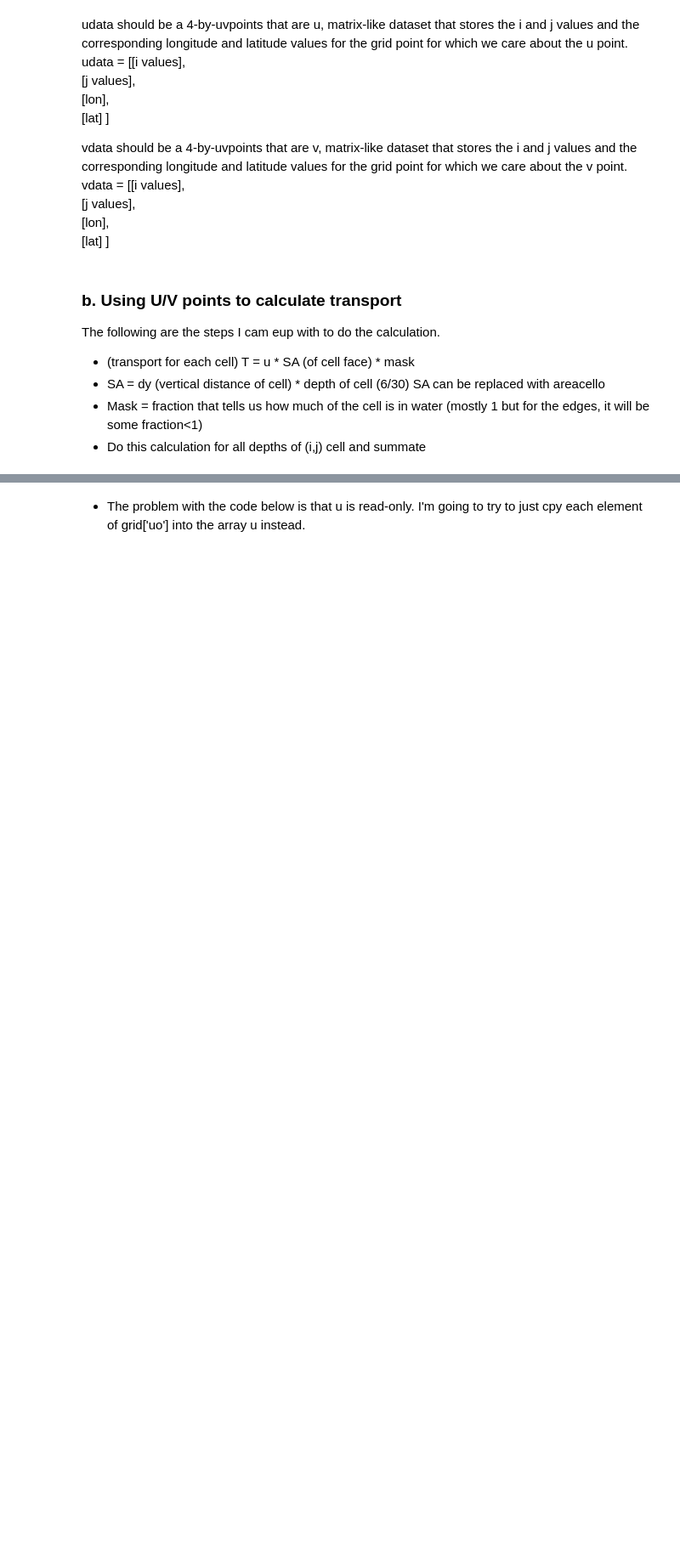
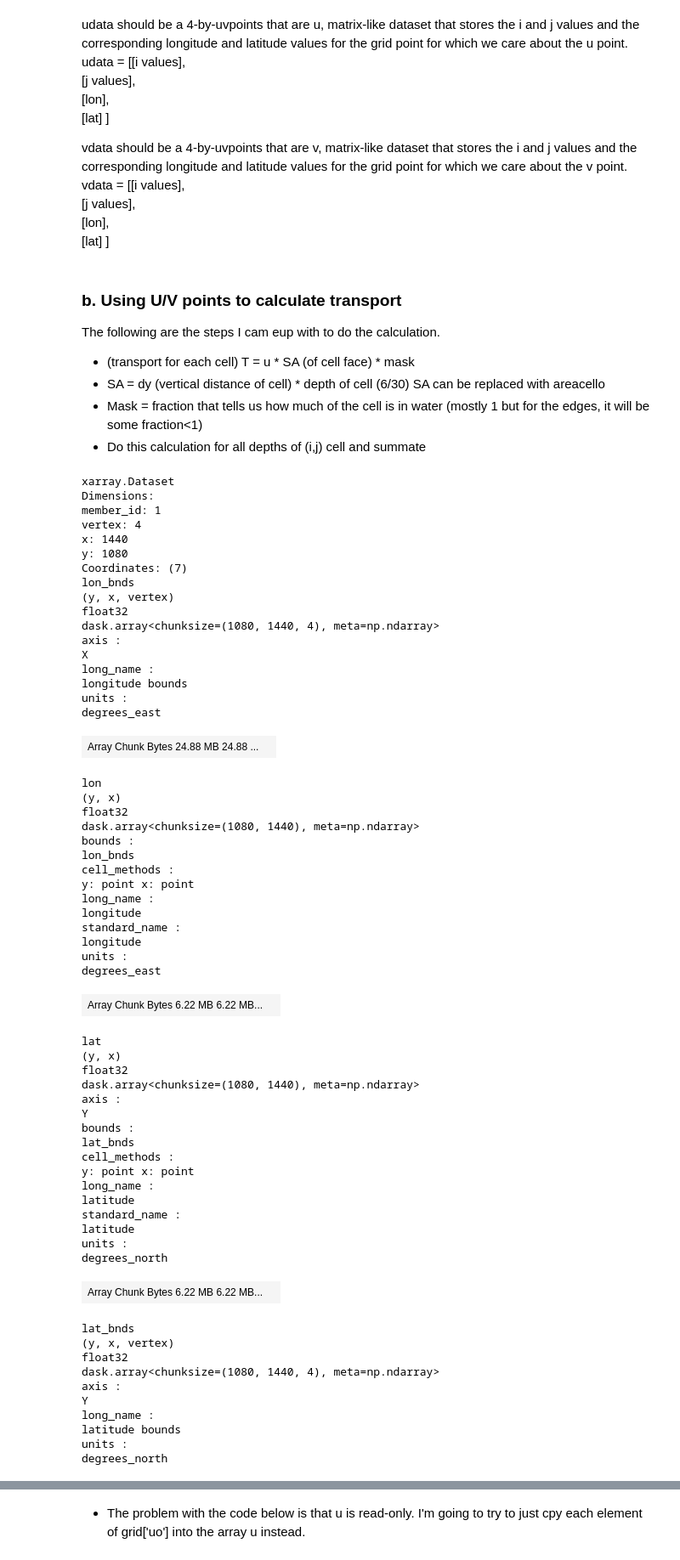
Before and after one commit to disandroa/sectionate, a Jupyter notebook: examples/trans_calc.ipynb, the cells around one changed output, grey strips where cells are left out. Shown: that part at 85% size. Saved outputs shown, nothing was run; the diff lists cells and outputs as text; code cells hidden in the pictures; blank space fills up the shorter version.

```diff
--- a/examples/trans_calc.ipynb
+++ b/examples/trans_calc.ipynb
@@ -161,2 +169,2 @@ list(dset_dict1.keys())
 # %%
-grid1 = dset_dict1['CMIP.NOAA-GFDL.GFDL-CM4.piControl.Ofx.gn']
+grid1 = dset_dict1['CMIP.NOAA-GFDL.GFDL-CM4.historical.Omon.gn']
@@ -239,3 +284,66 @@ The following are the steps I cam eup with to do the calculation. <br>
 #    this takes care of multiplying the SA by the mask, so all we have to do is use this area
 #    data for transport calculations
 area_masked = grid1['areacello'].where(~np.isnan(grid['uo'].isel(time=0)))
+# %%
+grid1
+# %% [output]
+xarray.Dataset
+Dimensions:
+member_id: 1
+vertex: 4
+x: 1440
+y: 1080
+Coordinates: (7)
+lon_bnds
+(y, x, vertex)
+float32
+dask.array<chunksize=(1080, 1440, 4), meta=np.ndarray>
+axis :
+X
+long_name :
+longitude bounds
+units :
+degrees_east
+| Array Chunk Bytes 24.88 MB 24.88 ... |  |
+lon
+(y, x)
+float32
+dask.array<chunksize=(1080, 1440), meta=np.ndarray>
+bounds :
+lon_bnds
+cell_methods :
+y: point x: point
+long_name :
+longitude
+standard_name :
+longitude
+units :
+degrees_east
+| Array Chunk Bytes 6.22 MB 6.22 MB... |  |
+lat
+(y, x)
+float32
+dask.array<chunksize=(1080, 1440), meta=np.ndarray>
+axis :
+Y
+bounds :
+lat_bnds
+cell_methods :
+y: point x: point
+long_name :
+latitude
+standard_name :
+latitude
+units :
+degrees_north
+| Array Chunk Bytes 6.22 MB 6.22 MB... |  |
+lat_bnds
+(y, x, vertex)
+float32
+dask.array<chunksize=(1080, 1440, 4), meta=np.ndarray>
+axis :
+Y
+long_name :
+latitude bounds
+units :
+degrees_north
```
Also changed, not shown: parts of 10 cells of this notebook.
